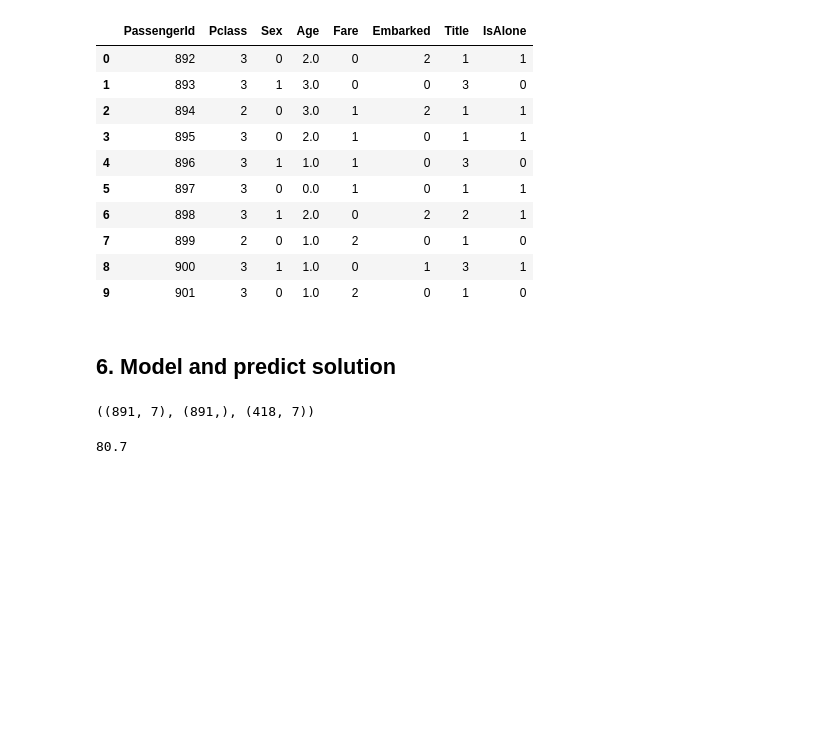
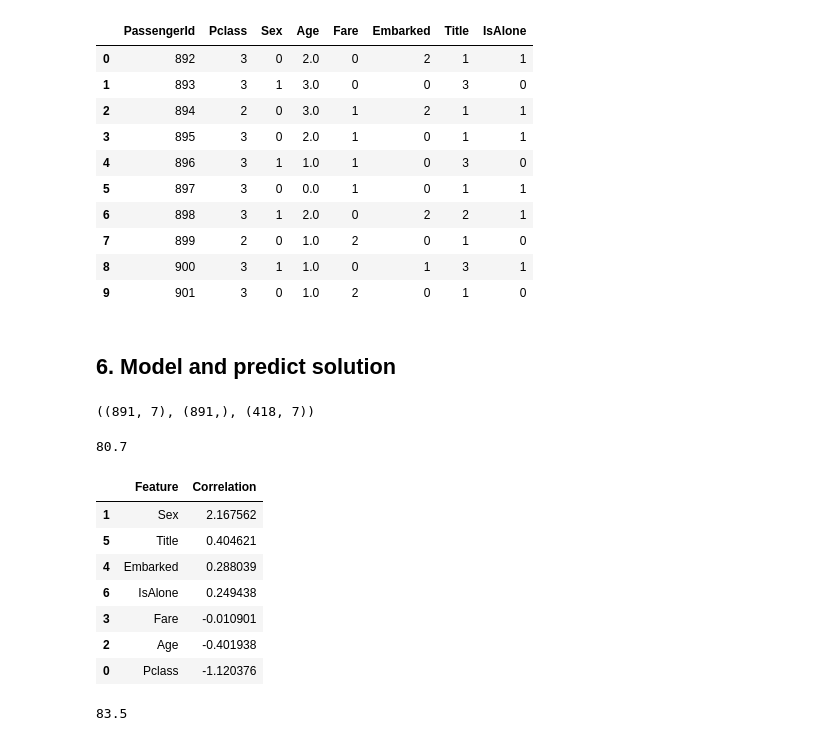
Before and after one commit to naiieandrade/titanic, a Jupyter notebook: titanic-solution.ipynb, the cells around one changed output. Cells and saved outputs as stored; diff of their text form; code cells hidden in the pictures; blank space fills up the shorter version.

Commit message:
Suppor vector machines

```diff
--- a/titanic-solution.ipynb
+++ b/titanic-solution.ipynb
@@ -709,3 +709,28 @@ acc_log = round(logreg.score(X_train, Y_train) * 100, 2)
 acc_log
 # %% [output]
 80.7
+# %%
+coeff_df = pd.DataFrame(train.columns.delete(0))
+coeff_df.columns = ['Feature']
+coeff_df['Correlation'] = pd.Series(logreg.coef_[0])
+
+coeff_df.sort_values(by='Correlation', ascending=False)
+# %% [output]
+|  | Feature | Correlation |
+| 1 | Sex | 2.167562 |
+| 5 | Title | 0.404621 |
+| 4 | Embarked | 0.288039 |
+| 6 | IsAlone | 0.249438 |
+| 3 | Fare | -0.010901 |
+| 2 | Age | -0.401938 |
+| 0 | Pclass | -1.120376 |
+# %%
+# Support Vector Machines
+
+svc = SVC()
+svc.fit(X_train, Y_train)
+Y_pred = svc.predict(X_test)
+acc_svc = round(svc.score(X_train, Y_train) * 100, 2)
+acc_svc
+# %% [output]
+83.5
```
